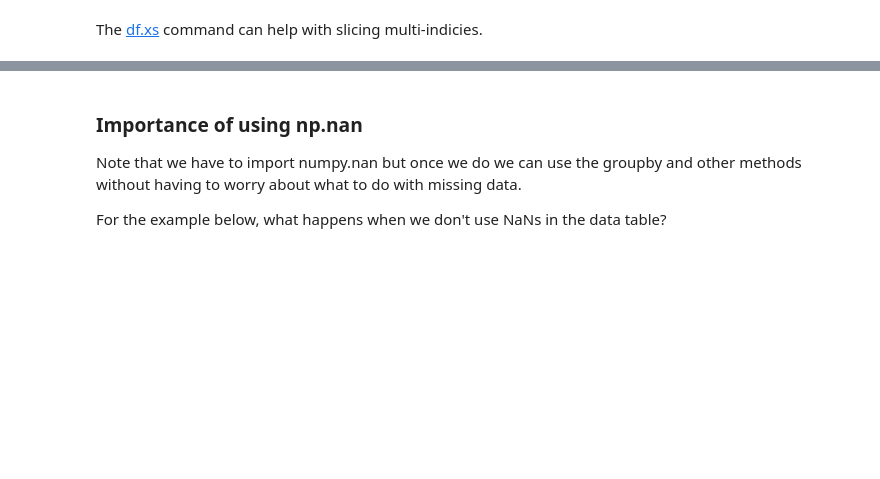
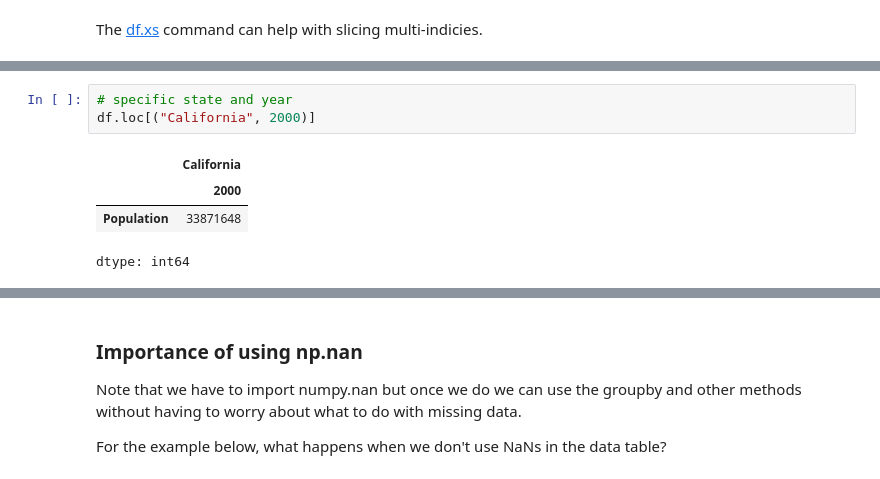
Before and after one commit to nmattei/cmps3160, a Jupyter notebook: _demos/Demo-04.ipynb, the cells around one changed output, grey strips where cells are left out. Cells and saved outputs as stored; diff of their text form; blank space fills up the shorter version.

```diff
--- a/_demos/Demo-04.ipynb
+++ b/_demos/Demo-04.ipynb
@@ -487,0 +498,8 @@ df.xs(2010, level=1)
+# %%
+# specific state and year
+df.loc[("California", 2000)]
+# %% [output]
+|  | California |
+|  | 2000 |
+| Population | 33871648 |
+dtype: int64
```
Also changed, not shown: parts of 10 cells of this notebook.
